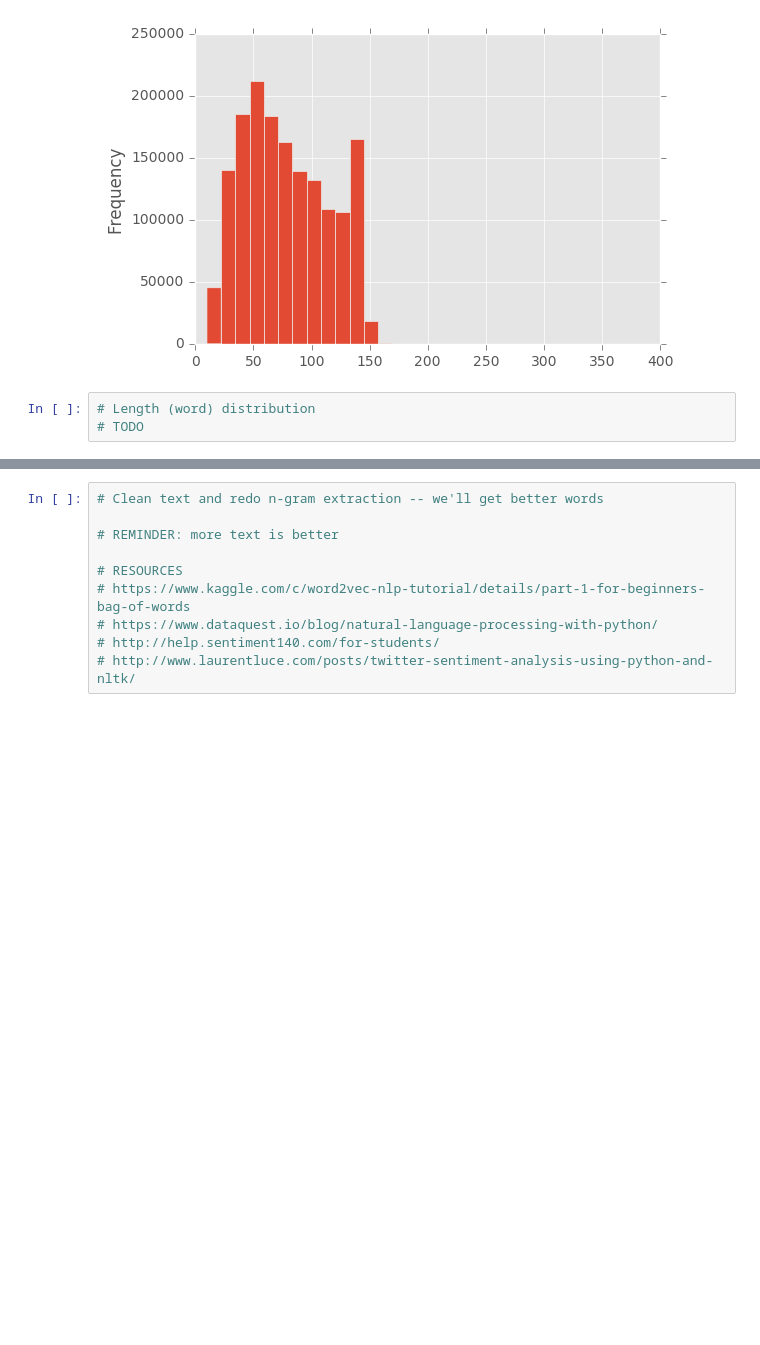
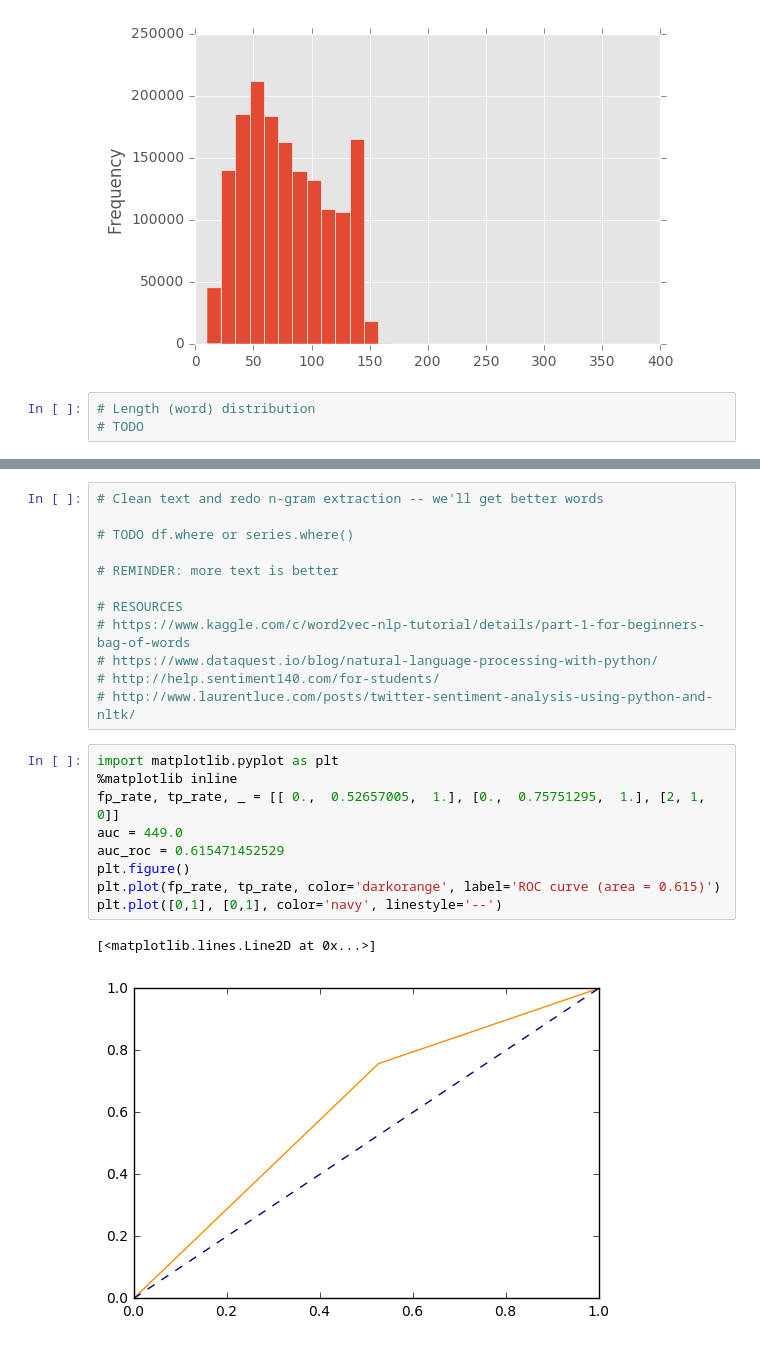
Before and after one commit to morganecf/kiev-data-girls, a Jupyter notebook: Pandas NLP tutorial.ipynb, the cells around one changed output, grey strips where cells are left out. Saved outputs shown, nothing was run; the diff lists cells and outputs as text; blank space fills up the shorter version.

```diff
--- a/Pandas NLP tutorial.ipynb
+++ b/Pandas NLP tutorial.ipynb
@@ -284,5 +296,7 @@ sorted_counts = counts.sort_values(ascending=False)
 # %%
 # Clean text and redo n-gram extraction -- we'll get better words
+
+# TODO df.where or series.where()
 
 # REMINDER: more text is better
 
@@ -291,3 +305,15 @@ sorted_counts = counts.sort_values(ascending=False)
 # https://www.dataquest.io/blog/natural-language-processing-with-python/
 # http://help.sentiment140.com/for-students/
 # http://www.laurentluce.com/posts/twitter-sentiment-analysis-using-python-and-nltk/
+# %%
+import matplotlib.pyplot as plt
+%matplotlib inline
+fp_rate, tp_rate, _ = [[ 0.,  0.52657005,  1.], [0.,  0.75751295,  1.], [2, 1, 0]]
+auc = 449.0
+auc_roc = 0.615471452529
+plt.figure()
+plt.plot(fp_rate, tp_rate, color='darkorange', label='ROC curve (area = 0.615)')
+plt.plot([0,1], [0,1], color='navy', linestyle='--')
+# %% [output]
+[<matplotlib.lines.Line2D at 0x...>]
+[figure, added]
```
Also changed, not shown: parts of 2 cells of this notebook, 2 other files.
